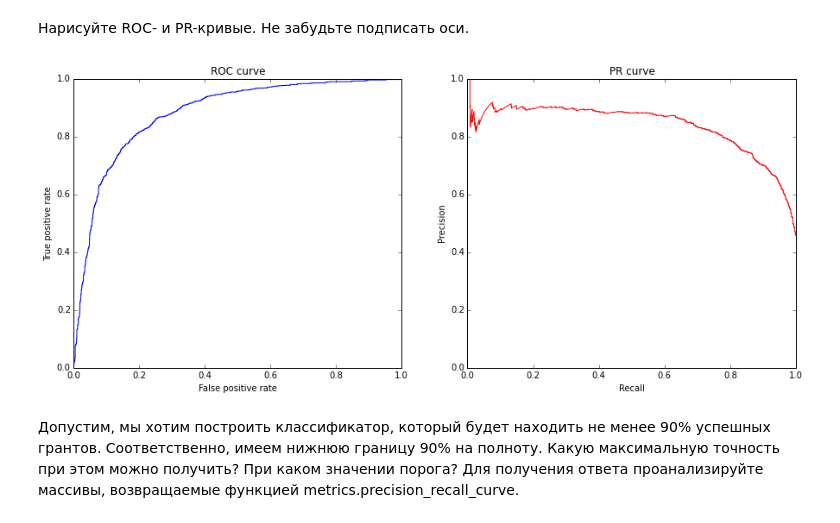
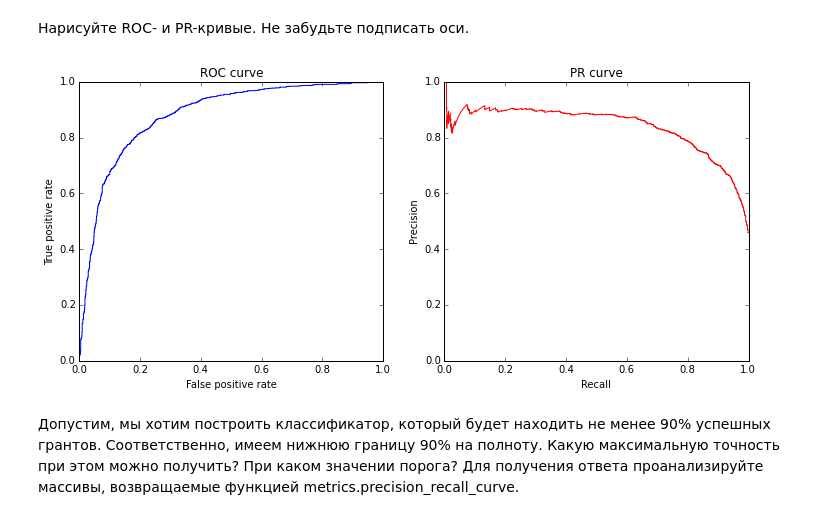
Before and after one commit to evgenii-nikishin/ml-class, a Jupyter notebook: lab03/lab01-linear.ipynb, the cells around one changed output. Cells and saved outputs as stored; diff of their text form; code cells hidden in the pictures.

Commit message:
fixed graphics

```diff
--- a/lab03/lab01-linear.ipynb
+++ b/lab03/lab01-linear.ipynb
@@ -239,28 +239,28 @@ log-loss: 0.44273695384
 # %%
 import matplotlib.pyplot as plt
 from sklearn.metrics import roc_curve, precision_recall_curve
 
 fpr, tpr, _ = roc_curve(y_test, preds)
 precision, recall, _ = precision_recall_curve(y_test, preds)
 
-plt.figure(figsize=(15, 6))
+plt.figure(figsize=(12, 5))
 
 plt.subplot(121)
 plt.plot(fpr, tpr, c='b')
 plt.xlabel('False positive rate')
 plt.ylabel('True positive rate')
 plt.title('ROC curve')
 
 plt.subplot(122)
 plt.plot(recall, precision, c='r')
 plt.ylim(0, 1)
 plt.xlabel('Recall')
 plt.ylabel('Precision')
 plt.title('PR curve')
 
 plt.show()
 # %% [output]
-[figure, old version]
+[figure, new version]
 # %% [markdown]
 Допустим, мы хотим построить классификатор, который будет находить не менее 90% успешных грантов. Соответственно, имеем нижнюю границу 90% на полноту. Какую максимальную точность при этом можно получить? При каком значении порога? Для получения ответа проанализируйте массивы, возвращаемые функцией metrics.precision_recall_curve.
 # %%
```
